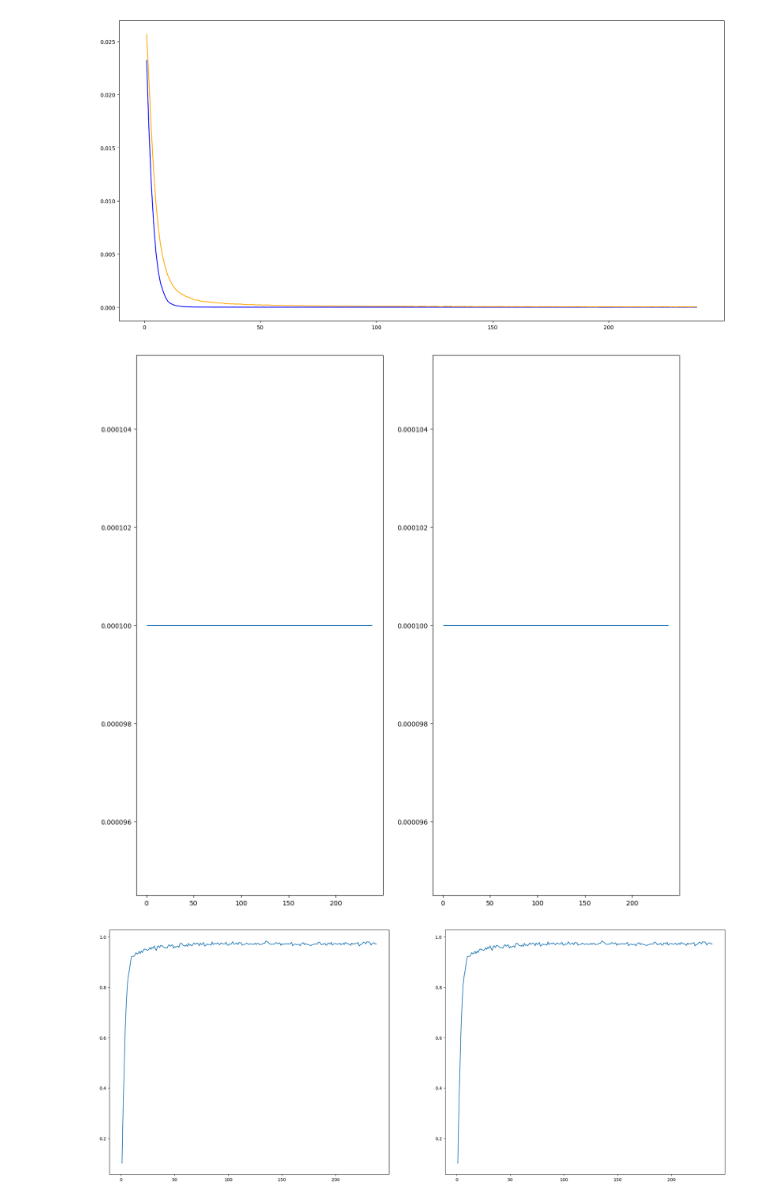
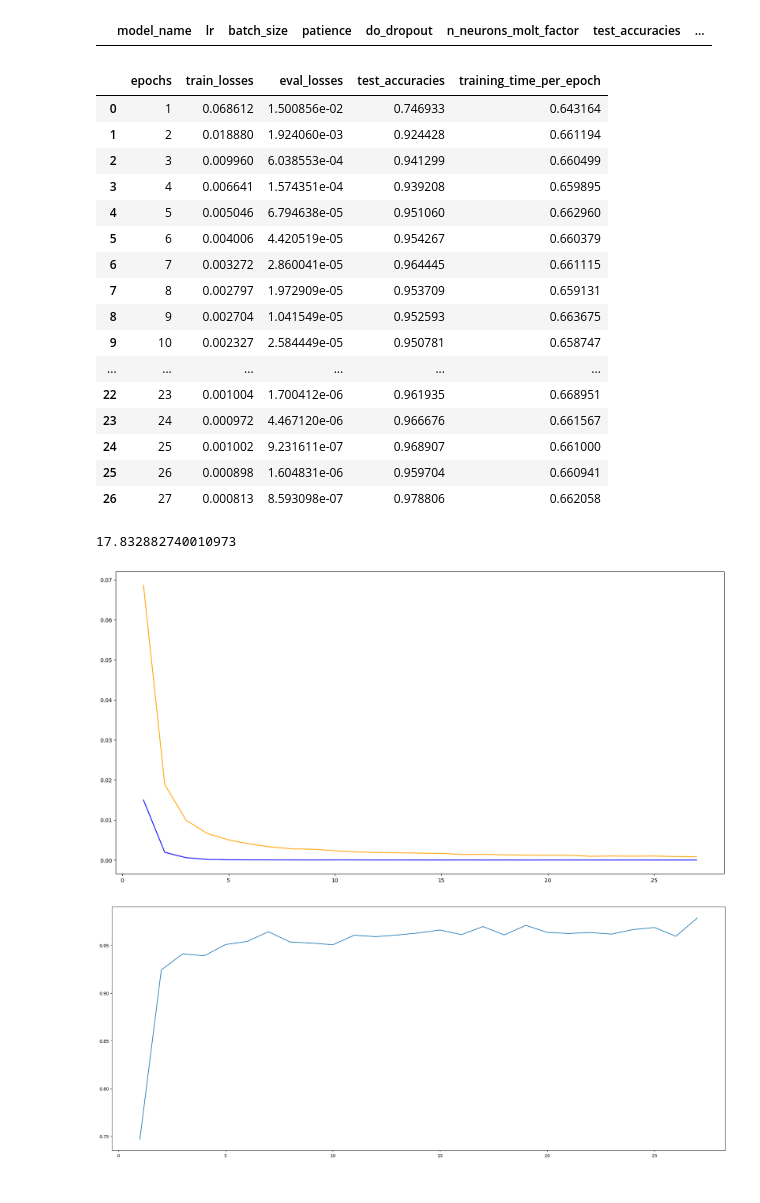
Before and after one commit to Lotto98/Sign-Language-MNIST, a Jupyter notebook: src/plots.ipynb, the cells around one changed output. Cells and saved outputs as stored; diff of their text form; code cells hidden in the pictures.

Commit message:
better test train/val split in NeuralNetwork better data

```diff
--- a/src/plots.ipynb
+++ b/src/plots.ipynb
@@ -3,6 +3,3 @@ import matplotlib.pyplot as plt
 import pandas as pd
 
 from NeuralNetwork import NeuralNetwork
-# %%
-data=pd.DataFrame(NeuralNetwork.load_stats("Classifier_3"))
-data
@@ -22,0 +8,3 @@ data
+# %%
+tests = pd.read_parquet(f"../models/{model_name}_results.parquet")
+tests
@@ -23,3 +17,34 @@ data
+# %%
+tests[tests["test_accuracies"]<0.05]
+# %% [output]
+|  | model_name | lr | batch_size | patience | do_dropout | n_neurons_molt_factor | test_accuracies | ... |
+# %%
+best_index = tests["test_accuracies"].argmax()
+# %%
+test = pd.DataFrame(NeuralNetwork.return_stats(tests.iloc[best_index]["model_name"]))
+test
+# %% [output]
+|  | epochs | train_losses | eval_losses | test_accuracies | training_time_per_epoch |
+| 0 | 1 | 0.068612 | 1.500856e-02 | 0.746933 | 0.643164 |
+| 1 | 2 | 0.018880 | 1.924060e-03 | 0.924428 | 0.661194 |
+| 2 | 3 | 0.009960 | 6.038553e-04 | 0.941299 | 0.660499 |
+| 3 | 4 | 0.006641 | 1.574351e-04 | 0.939208 | 0.659895 |
+| 4 | 5 | 0.005046 | 6.794638e-05 | 0.951060 | 0.662960 |
+| 5 | 6 | 0.004006 | 4.420519e-05 | 0.954267 | 0.660379 |
+| 6 | 7 | 0.003272 | 2.860041e-05 | 0.964445 | 0.661115 |
+| 7 | 8 | 0.002797 | 1.972909e-05 | 0.953709 | 0.659131 |
+| 8 | 9 | 0.002704 | 1.041549e-05 | 0.952593 | 0.663675 |
+| 9 | 10 | 0.002327 | 2.584449e-05 | 0.950781 | 0.658747 |
+| ... | ... | ... | ... | ... | ... |
+| 22 | 23 | 0.001004 | 1.700412e-06 | 0.961935 | 0.668951 |
+| 23 | 24 | 0.000972 | 4.467120e-06 | 0.966676 | 0.661567 |
+| 24 | 25 | 0.001002 | 9.231611e-07 | 0.968907 | 0.661000 |
+| 25 | 26 | 0.000898 | 1.604831e-06 | 0.959704 | 0.660941 |
+| 26 | 27 | 0.000813 | 8.593098e-07 | 0.978806 | 0.662058 |
+# %%
+test["training_time_per_epoch"].sum()
+# %% [output]
+17.832882740010973
 # %%
 def plot_loss():
 
@@ -27,36 +52,24 @@ def plot_loss():
 
     #axs=[item for sublist in axs for item in sublist]
 
-    ax.plot(data["epochs"],data["eval_losses"], color="blue")
-    ax.plot(data["epochs"],data["train_losses"], color="orange")
+    ax.plot(test["epochs"],test["eval_losses"], color="blue")
+    ax.plot(test["epochs"],test["train_losses"], color="orange")
     #ax.set_ylim(0,0.00001)
 
 plot_loss()
 # %% [output]
-[figure, old version]
+[figure, new version]
 # %%
-def plot_lr():
+def plot_accuracy():
 
-    fig,axs=plt.subplots(1,2, figsize=(15,15))
+    fig,ax=plt.subplots(figsize=(25,10))
 
     #axs=[item for sublist in axs for item in sublist]
 
-    for ax in axs:
-        ax.plot(data["epochs"],data["current_lrs"])
 
-plot_lr()
+    ax.plot(test["epochs"],test["test_accuracies"])
+        #ax.set_ylim(0.85,0.9)
+
+plot_accuracy()
 # %% [output]
-[figure, old version]
+[figure, new version]
-# %%
-def plot_accuracy():
-    fig,axs=plt.subplots(1,2,figsize=(25,10))
-
-    #axs=[item for sublist in axs for item in sublist]
-
-    for ax in axs:
-        ax.plot(data["epochs"],data["test_accuracies"])
-        #ax.set_ylim(0.85,0.9)
-
-plot_accuracy()
-# %% [output]
-[figure, removed]
```
Also changed, not shown: parts of 3 cells of this notebook, 19 other files.
